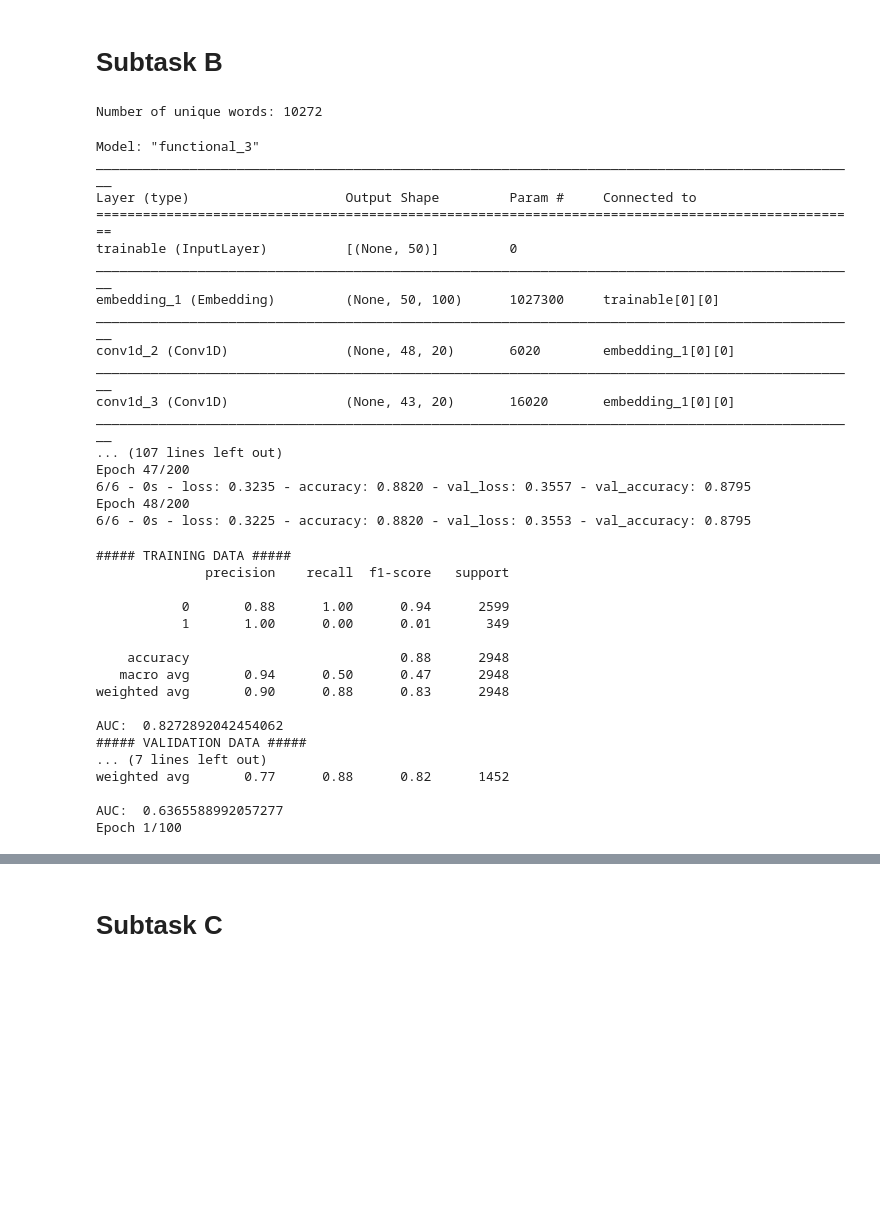
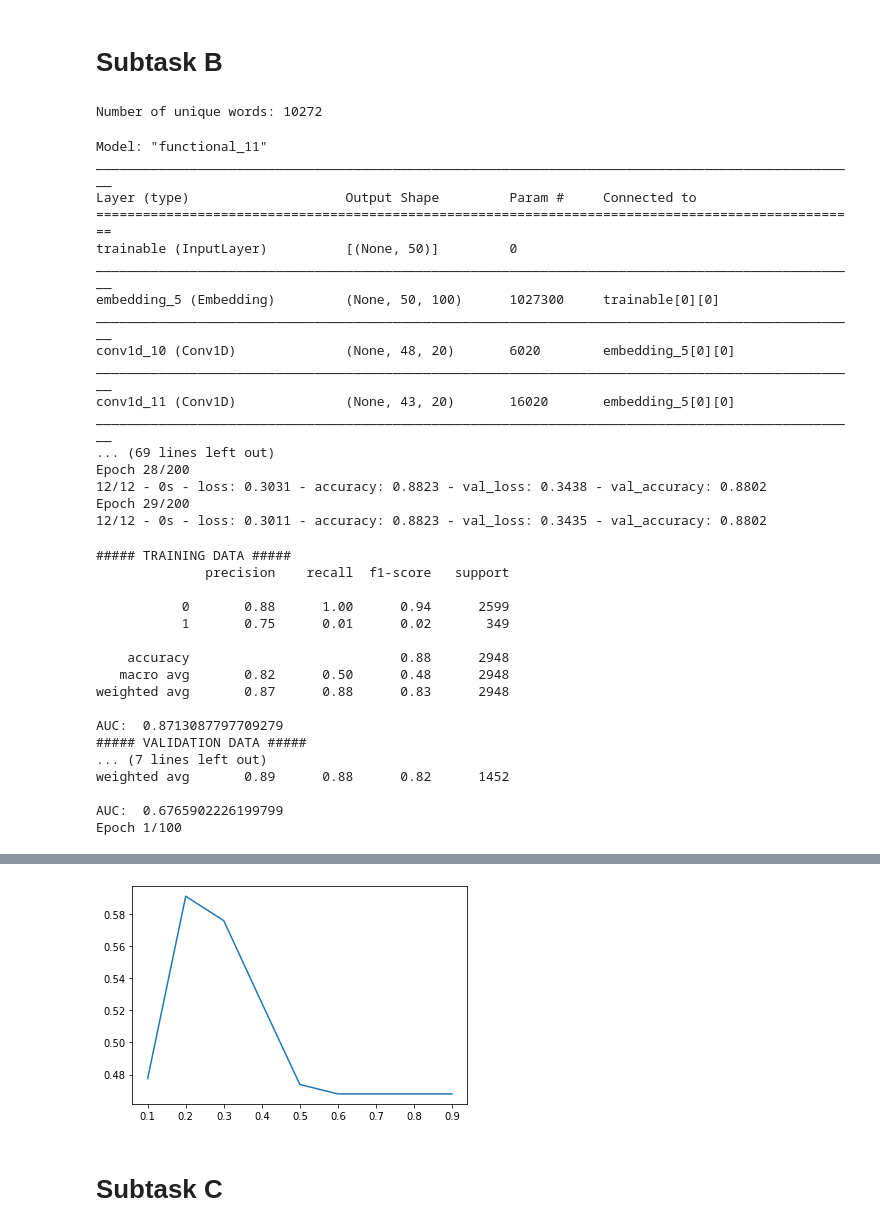
Before and after one commit to arunavsk/OffenseEval2019, a Jupyter notebook: notebooks/CNNv1.ipynb, the cells around one changed output, grey strips where cells are left out. Cells and saved outputs as stored; diff of their text form; code cells hidden in the pictures; blank space fills up the shorter version.

```diff
--- a/notebooks/CNNv1.ipynb
+++ b/notebooks/CNNv1.ipynb
@@ -324,47 +336,48 @@ AUC:  0.8471089122240173
 MAX_LEN = 50
 filter_sizes = (3, 8)
 num_filters = 20
-embedding_dim = 100
+embedding_dim =100
+lr = 1e-4
 
-tweet_padb, modelb, tokenizer_obj = architecture(olid_trainb['tweet_cleaned'], 2)
-modelb = train_validate(tweet_padb, olid_trainb['subtask_b'], modelb)
-test(tweet_padb, olid_trainb['subtask_b'], olid_testb['tweet_cleaned'], olid_testb['subtask_b'], tokenizer_obj, modelb)
+tweet_padb, modelb, tokenizer_obj = architecture(olid_trainb['tweet_cleaned'], 2,lr)
+modelb = train_validate(tweet_padb, olid_trainb['subtask_b'], modelb, True, 256)
+test(tweet_padb, olid_trainb['subtask_b'], olid_testb['tweet_cleaned'], olid_testb['subtask_b'], tokenizer_obj, modelb, 0.2)
 
 
 # plot_model(modela, show_shapes=True, to_file='lstm.png')
 # %% [output]
 Number of unique words: 10272
-Model: "functional_3"
+Model: "functional_11"
 __________________________________________________________________________________________________
 Layer (type)                    Output Shape         Param #     Connected to
 ==================================================================================================
 trainable (InputLayer)          [(None, 50)]         0
 __________________________________________________________________________________________________
-embedding_1 (Embedding)         (None, 50, 100)      1027300     trainable[0][0]
+embedding_5 (Embedding)         (None, 50, 100)      1027300     trainable[0][0]
 __________________________________________________________________________________________________
-conv1d_2 (Conv1D)               (None, 48, 20)       6020        embedding_1[0][0]
+conv1d_10 (Conv1D)              (None, 48, 20)       6020        embedding_5[0][0]
 __________________________________________________________________________________________________
-conv1d_3 (Conv1D)               (None, 43, 20)       16020       embedding_1[0][0]
+conv1d_11 (Conv1D)              (None, 43, 20)       16020       embedding_5[0][0]
 __________________________________________________________________________________________________
-... (107 lines left out)
-Epoch 47/200
-6/6 - 0s - loss: 0.3235 - accuracy: 0.8820 - val_loss: 0.3557 - val_accuracy: 0.8795
-Epoch 48/200
-6/6 - 0s - loss: 0.3225 - accuracy: 0.8820 - val_loss: 0.3553 - val_accuracy: 0.8795
+... (69 lines left out)
+Epoch 28/200
+12/12 - 0s - loss: 0.3031 - accuracy: 0.8823 - val_loss: 0.3438 - val_accuracy: 0.8802
+Epoch 29/200
+12/12 - 0s - loss: 0.3011 - accuracy: 0.8823 - val_loss: 0.3435 - val_accuracy: 0.8802
 ##### TRAINING DATA #####
               precision    recall  f1-score   support
 
            0       0.88      1.00      0.94      2599
-           1       1.00      0.00      0.01       349
+           1       0.75      0.01      0.02       349
 
     accuracy                           0.88      2948
-   macro avg       0.94      0.50      0.47      2948
-weighted avg       0.90      0.88      0.83      2948
+   macro avg       0.82      0.50      0.48      2948
+weighted avg       0.87      0.88      0.83      2948
 
-AUC:  0.8272892042454062
+AUC:  0.8713087797709279
 ##### VALIDATION DATA #####
 ... (7 lines left out)
-weighted avg       0.77      0.88      0.82      1452
+weighted avg       0.89      0.88      0.82      1452
 
-AUC:  0.6365588992057277
+AUC:  0.6765902226199799
 Epoch 1/100
@@ -388,3 +401,4 @@ AUC:  0.7887323943661972
+[figure, added]
 # %% [markdown]
 # Subtask C
 # %%
```
Also changed, not shown: parts of 6 cells of this notebook, 14 other files.
